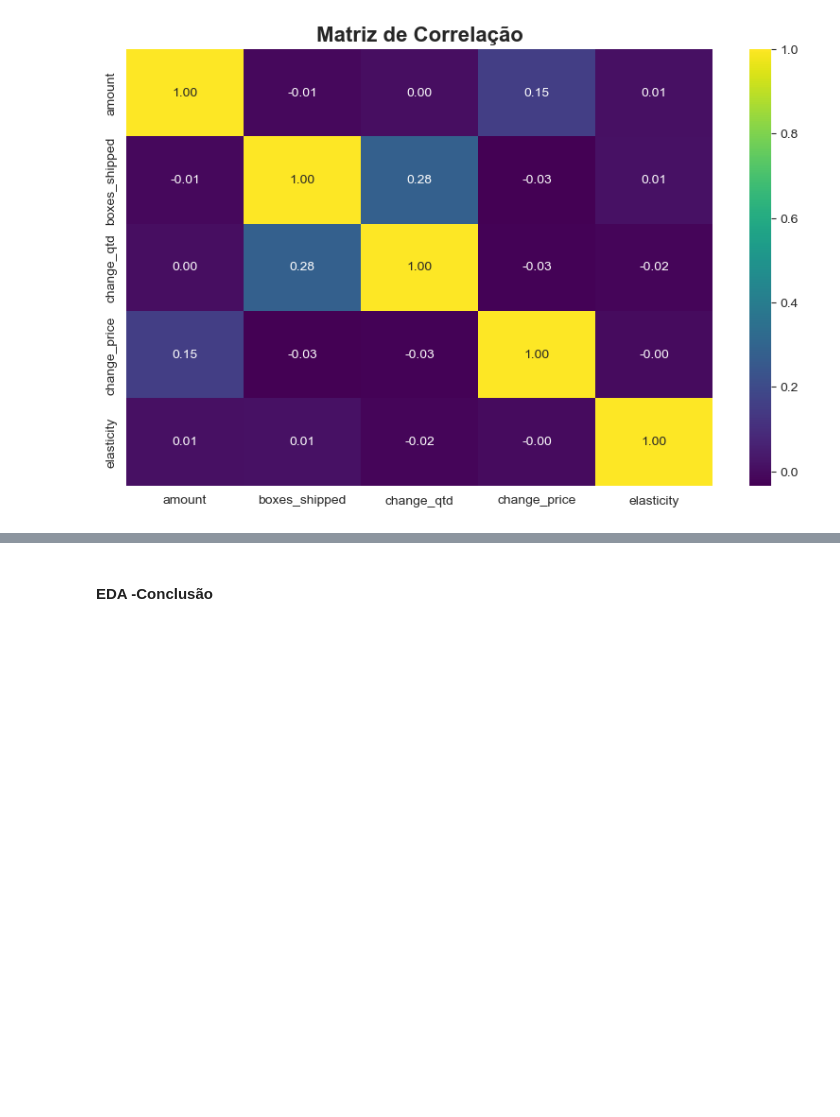
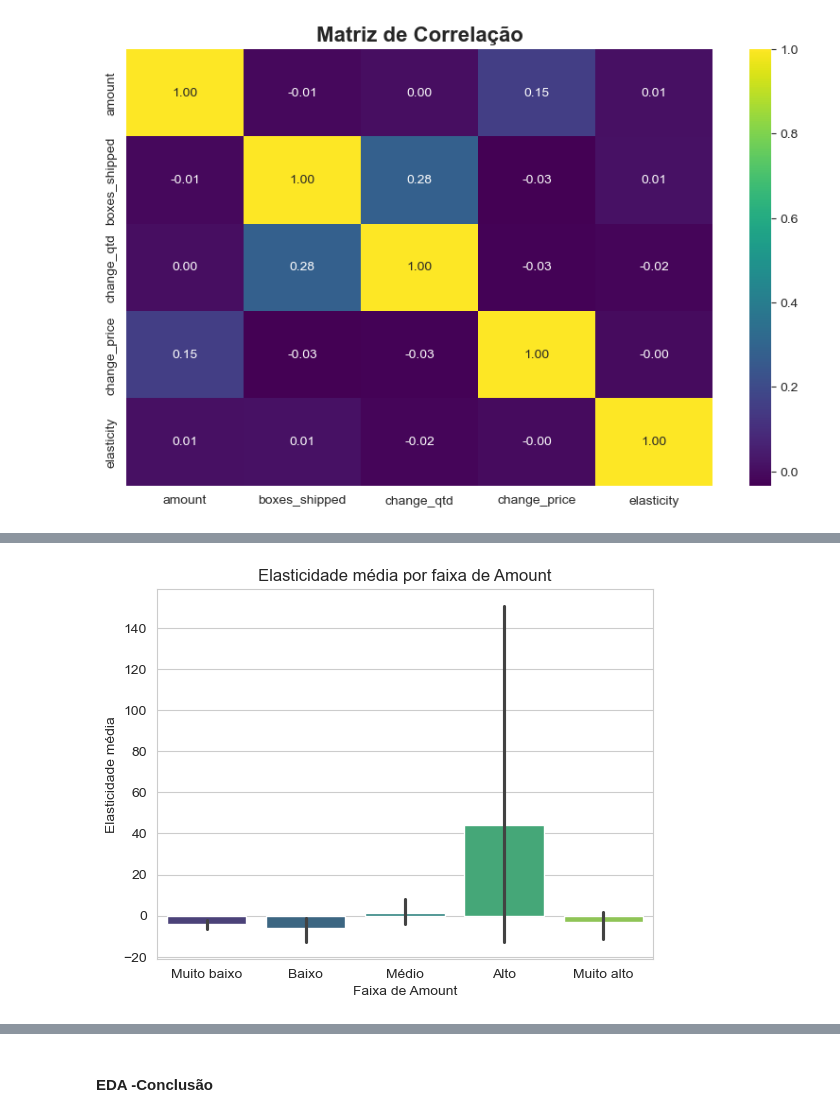
Before and after one commit to MatheusFran/ElasticidadePreco, a Jupyter notebook: notebooks/0.01-EDA.ipynb, the cells around one changed output, grey strips where cells are left out. Cells and saved outputs as stored; diff of their text form; code cells hidden in the pictures; blank space fills up the shorter version.

```diff
--- a/notebooks/0.01-EDA.ipynb
+++ b/notebooks/0.01-EDA.ipynb
@@ -389,0 +400,7 @@ Insights:
+# %%
+train['amount_faixa'] = pd.qcut(train['amount'], q=5, labels=False)
+train['amount_faixa_label'] = pd.qcut(
+    train['amount'],
+    q=5,
+    labels=['Muito baixo', 'Baixo', 'Médio', 'Alto', 'Muito alto']
+)
@@ -389,0 +421,13 @@ Insights:
+# %%
+sns.barplot(
+    data=train,
+    x="amount_faixa_label",
+    y="elasticity",
+    palette="viridis"
+)
+plt.title("Elasticidade média por faixa de Amount")
+plt.xlabel("Faixa de Amount")
+plt.ylabel("Elasticidade média")
+plt.show()
+# %% [output]
+[figure, added]
```
Also changed, not shown: parts of 27 cells of this notebook, 3 other files.
